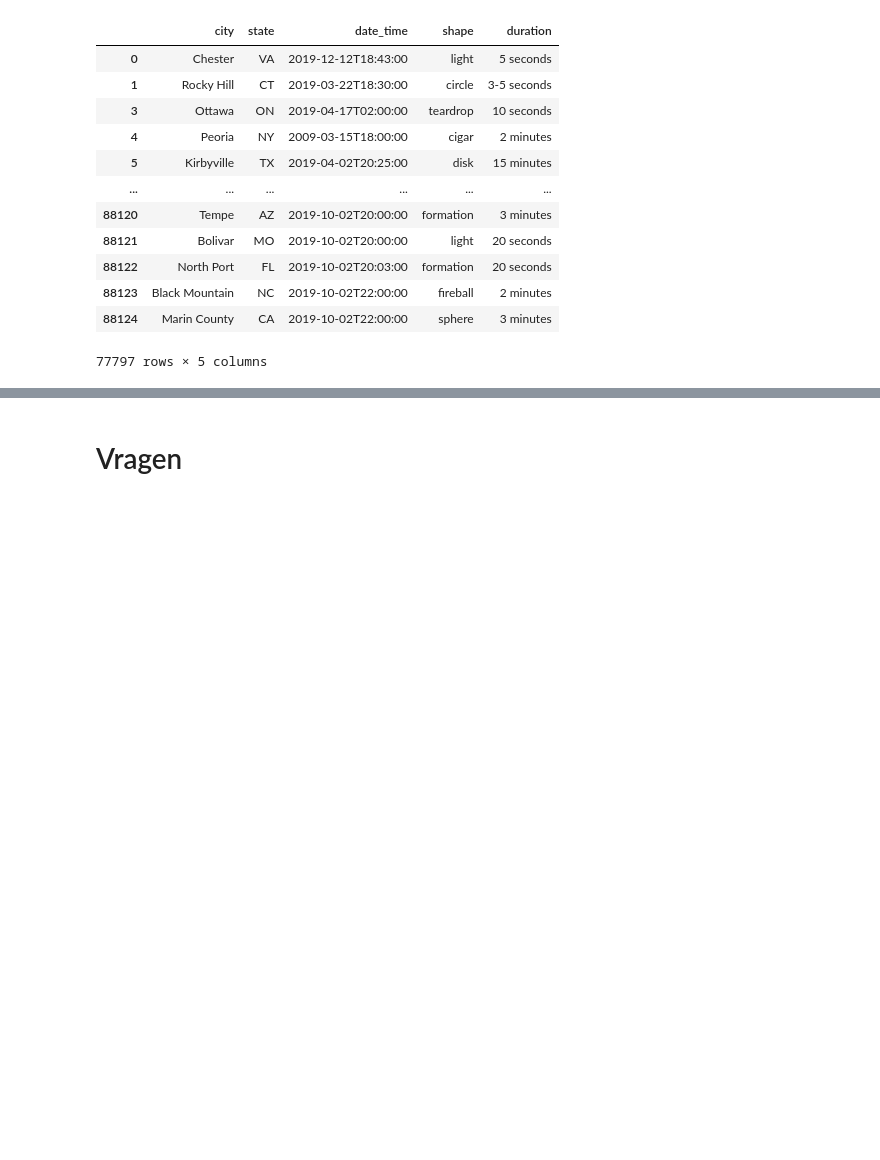
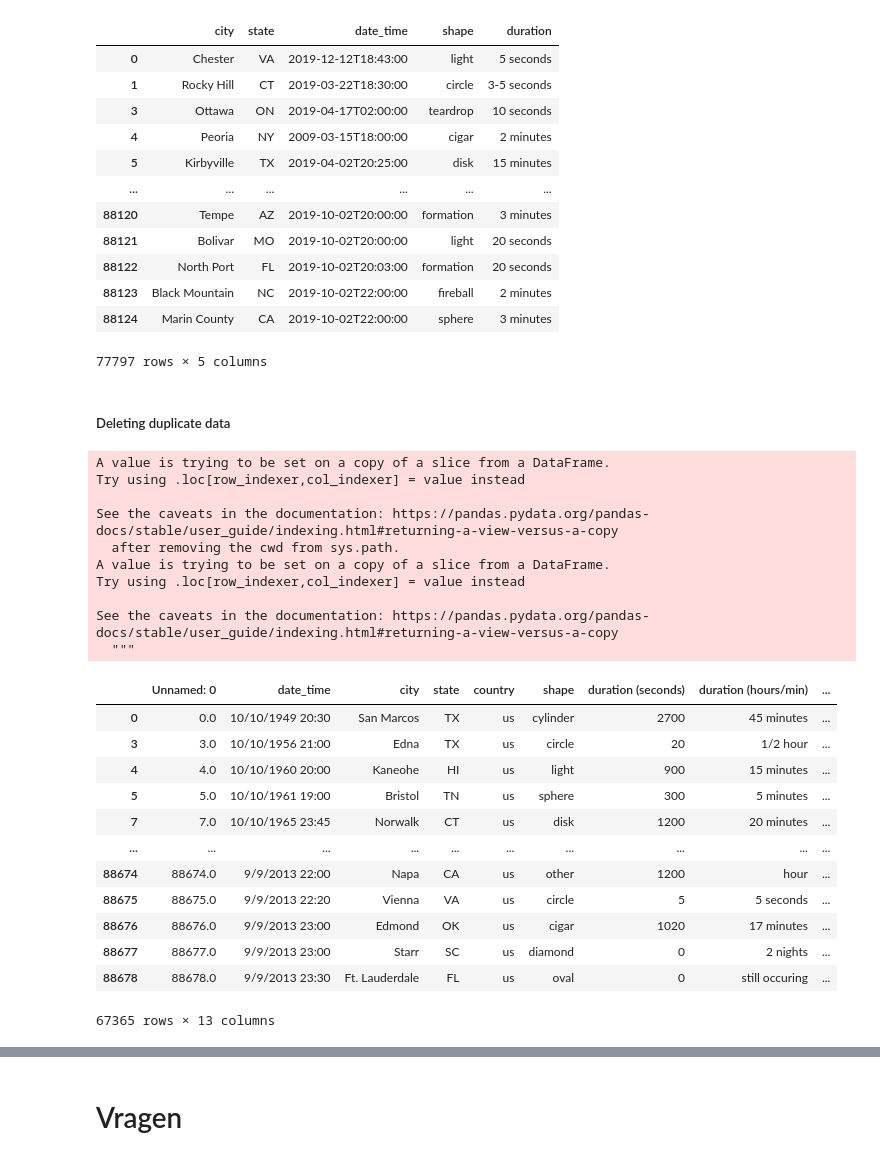
Before and after one commit to GameModes/CasusOpdrachtPG3, a Jupyter notebook: ufo_cm.ipynb, the cells around one changed output, grey strips where cells are left out. Cells and saved outputs as stored; diff of their text form; code cells hidden in the pictures; blank space fills up the shorter version.

Commit message:
Add files via upload
Noclonedataset code

```diff
--- a/ufo_cm.ipynb
+++ b/ufo_cm.ipynb
@@ -114,3 +117,40 @@ ufodata2
 | 88123 | Black Mountain | NC | 2019-10-02T22:00:00 | fireball | 2 minutes |
 | 88124 | Marin County | CA | 2019-10-02T22:00:00 | sphere | 3 minutes |
 77797 rows × 5 columns
+# %% [markdown]
+#####  Deleting duplicate data <a class="anchor" id="dup_delete"></a>
+# %%
+firstdataset = ufodata
+firstdataset = firstdataset.dropna()
+#makes the firstdataset comparable with extern dataset:
+firstdataset['state'] = firstdataset['state'].str.upper()
+firstdataset['city'] = firstdataset['city'].str.title()
+firstdataset = firstdataset.rename(columns={"datetime": "date_time"})
+
+s=pd.concat([firstdataset,ufodata2],keys=[1,2]).drop_duplicates(['date_time', 'state'],keep='first') #delete duplicates
+noclonedataset =s.loc[1].dropna(axis=1)
+noclonedataset
+# %% [output]
+A value is trying to be set on a copy of a slice from a DataFrame.
+Try using .loc[row_indexer,col_indexer] = value instead
+
+See the caveats in the documentation: https://pandas.pydata.org/pandas-docs/stable/user_guide/indexing.html#returning-a-view-versus-a-copy
+  after removing the cwd from sys.path.
+A value is trying to be set on a copy of a slice from a DataFrame.
+Try using .loc[row_indexer,col_indexer] = value instead
+
+See the caveats in the documentation: https://pandas.pydata.org/pandas-docs/stable/user_guide/indexing.html#returning-a-view-versus-a-copy
+  """
+|  | Unnamed: 0 | date_time | city | state | country | shape | duration (seconds) | duration (hours/min) | ... |
+| 0 | 0.0 | 10/10/1949 20:30 | San Marcos | TX | us | cylinder | 2700 | 45 minutes | ... |
+| 3 | 3.0 | 10/10/1956 21:00 | Edna | TX | us | circle | 20 | 1/2 hour | ... |
+| 4 | 4.0 | 10/10/1960 20:00 | Kaneohe | HI | us | light | 900 | 15 minutes | ... |
+| 5 | 5.0 | 10/10/1961 19:00 | Bristol | TN | us | sphere | 300 | 5 minutes | ... |
+| 7 | 7.0 | 10/10/1965 23:45 | Norwalk | CT | us | disk | 1200 | 20 minutes | ... |
+| ... | ... | ... | ... | ... | ... | ... | ... | ... | ... |
+| 88674 | 88674.0 | 9/9/2013 22:00 | Napa | CA | us | other | 1200 | hour | ... |
+| 88675 | 88675.0 | 9/9/2013 22:20 | Vienna | VA | us | circle | 5 | 5 seconds | ... |
+| 88676 | 88676.0 | 9/9/2013 23:00 | Edmond | OK | us | cigar | 1020 | 17 minutes | ... |
+| 88677 | 88677.0 | 9/9/2013 23:00 | Starr | SC | us | diamond | 0 | 2 nights | ... |
+| 88678 | 88678.0 | 9/9/2013 23:30 | Ft. Lauderdale | FL | us | oval | 0 | still occuring | ... |
+67365 rows × 13 columns
```
Also changed, not shown: parts of 5 cells of this notebook.
